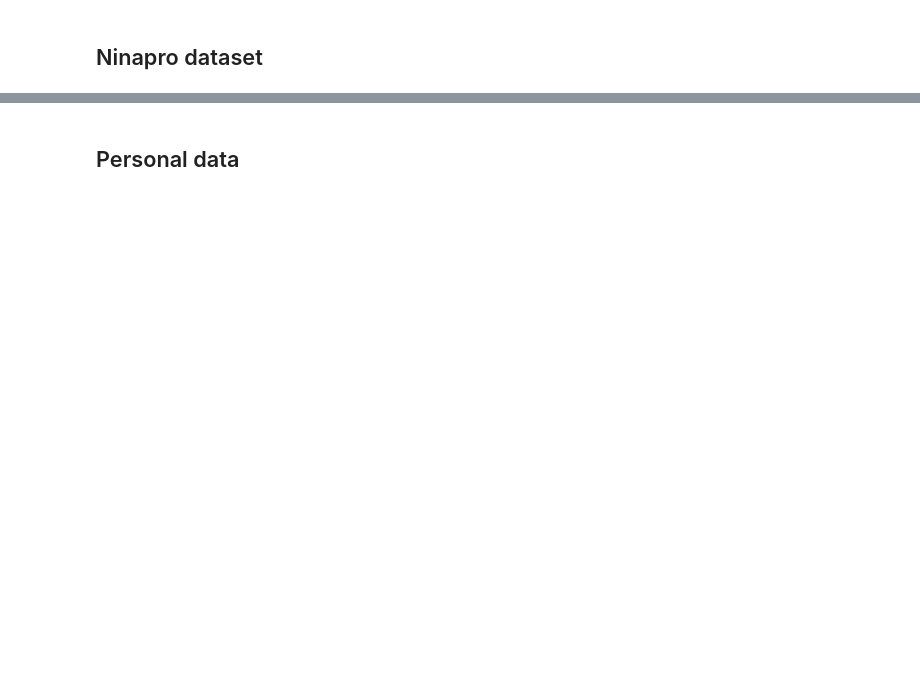
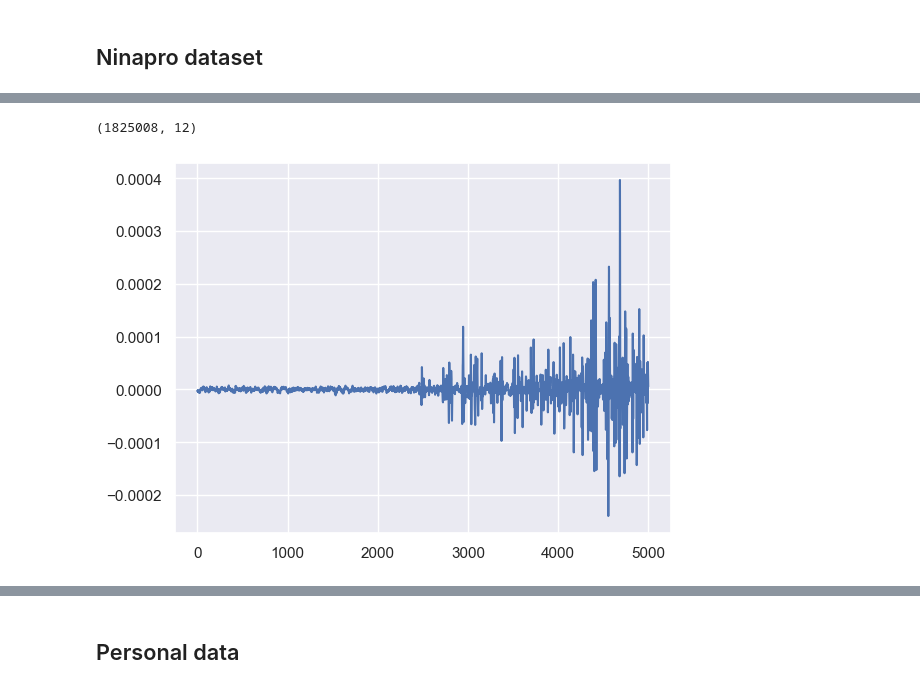
Before and after one commit to N-Pulse/EMG-Decoding, a Jupyter notebook: data_exploration.ipynb, the cells around one changed output, grey strips where cells are left out. Drawn from its saved outputs; the diff is of its cells as text; code cells hidden in the pictures; blank space fills up the shorter version.

```diff
--- a/data_exploration.ipynb
+++ b/data_exploration.ipynb
@@ -97,3 +135,11 @@ np.shape(emg_windows[0][0])
+# %%
+print(emg_rectified.shape)
+
+plt.plot(emg_rectified[30000:35000, 0])
+plt.show()
+# %% [output]
+(1825008, 12)
+[figure, added]
 # %%
 # Channel 1-8 : equally spaced electrodes on the forearm
 # Channel 9-10 : Flexor Digitorum Superficialis and Extensor Digitorum Superficialis muscles
```
Also changed, not shown: parts of 53 cells of this notebook, 1 other file.
